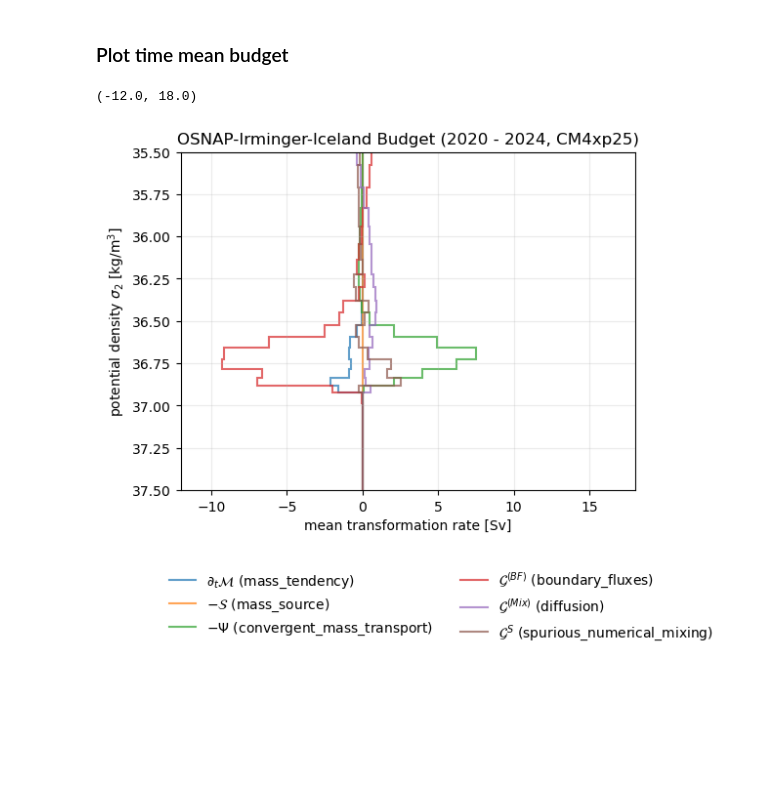
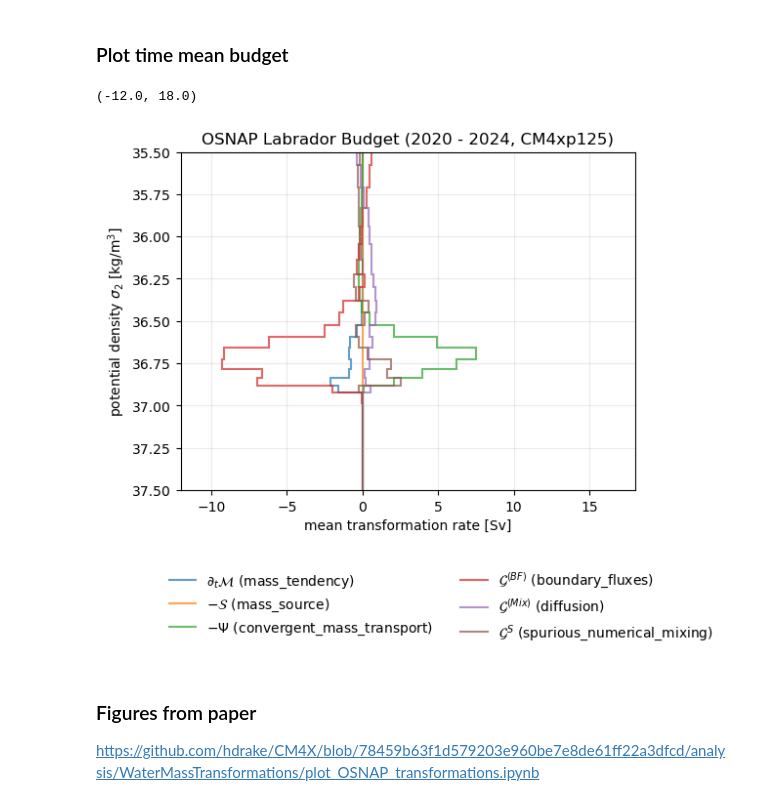
Before and after one commit to hdrake/CM4XTransientTracers, a Jupyter notebook: WaterMassBudgets/OSNAP_Labrador_Example.ipynb, the cells around one changed output. Cells and saved outputs as stored; diff of their text form; code cells hidden in the pictures; blank space fills up the shorter version.

```diff
--- a/WaterMassBudgets/OSNAP_Labrador_Example.ipynb
+++ b/WaterMassBudgets/OSNAP_Labrador_Example.ipynb
@@ -132,21 +132,24 @@ def stairs(wmt, var, units="kg", **kwargs):
 # %%
 plt.figure(figsize=(6,4.5))
 
 kwargs = {"units":"Sv", "alpha":0.7, "lw":1.5}
 
 stairs(-wmt_mean, 'mass_tendency',             label=r"$\partial_{t} \mathcal{M}$ (mass_tendency)",**kwargs)
 stairs(wmt_mean, 'mass_source',               label=r"$-\mathcal{S}$ (mass_source)",            **kwargs)
 stairs(-wmt_mean, 'convergent_mass_transport', label=r"$-\Psi$ (convergent_mass_transport)",                   **kwargs)
 stairs(-wmt_mean, 'boundary_fluxes',           label=r"$\mathcal{G}^{(BF)}$ (boundary_fluxes)",      **kwargs)
 stairs(-wmt_mean, 'diffusion',                 label=r"$\mathcal{G}^{(Mix)}$ (diffusion)",     **kwargs)
 stairs( -wmt_mean, 'spurious_numerical_mixing', label=r"$\mathcal{G}^{S}$ (spurious_numerical_mixing)", **kwargs)
 
 plt.legend(loc="upper right", frameon = False, ncols = 2, bbox_to_anchor = (1.2, -0.2))
 plt.grid(True, alpha=0.25)
 plt.ylabel(r"potential density $\sigma_{2}$ [kg/m$^{3}$]");
 plt.ylim( 37.5, 35.5,);
-plt.title("OSNAP-Irminger-Iceland Budget (2020 - 2024, CM4xp25)")
+plt.title("OSNAP Labrador Budget (2020 - 2024, CM4xp125)")
 plt.xlim(-12, 18)
 # %% [output]
 (-12.0, 18.0)
-[figure, old version]
+[figure, new version]
+# %% [markdown]
+### Figures from paper
+https://github.com/hdrake/CM4X/blob/78459b63f1d579203e960be7e8de61ff22a3dfcd/analysis/WaterMassTransformations/plot_OSNAP_transformations.ipynb
```
Also changed, not shown: parts of 1 cell of this notebook, 3 other files.
